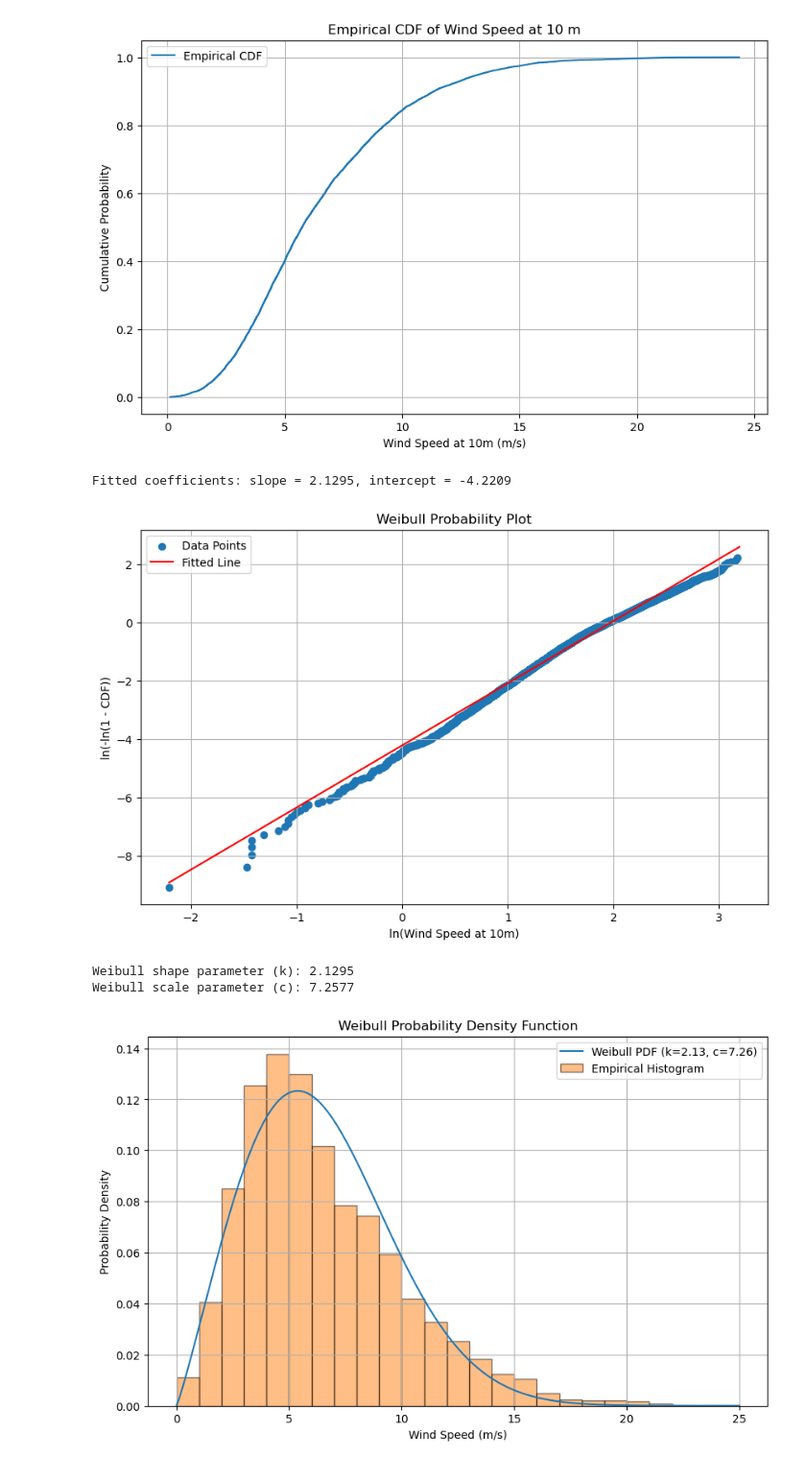
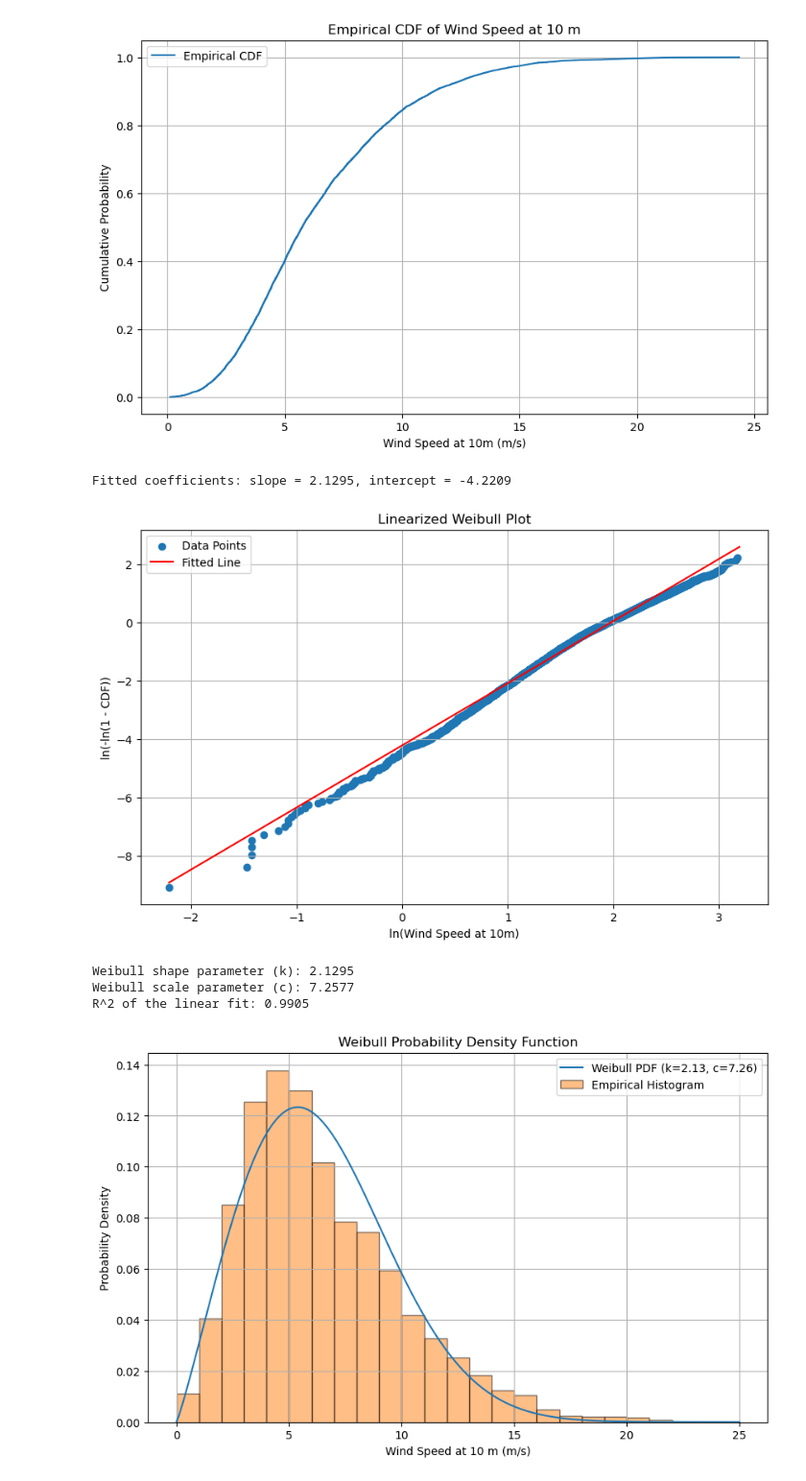
Before and after one commit to Aqdas-M/Offshore-Renewable-Technologies, a Jupyter notebook: Assignment 1/Assignment 1 Code.ipynb, the cells around one changed output. Shown at 96% size. Cells and saved outputs as stored; diff of their text form; code cells hidden in the pictures.

Commit message:
Weibull fit graph

```diff
--- a/Assignment 1/Assignment 1 Code.ipynb
+++ b/Assignment 1/Assignment 1 Code.ipynb
@@ -71,6 +71,8 @@ plt.show()
 # %% [output]
 [figure]
 # %%
+from sklearn.metrics import r2_score
+
 x = np.log(ws_sorted)
 y = np.log(-np.log(1 - cdf))
 
@@ -81,7 +83,7 @@ print(f'Fitted coefficients: slope = {coeffs[0]:.4f}, intercept = {coeffs[1]:.4f
 plt.plot(x, np.polyval(coeffs, x), color='red', label='Fitted Line')
 plt.xlabel('ln(Wind Speed at 10m)')
 plt.ylabel('ln(-ln(1 - CDF))')
-plt.title('Weibull Probability Plot')
+plt.title('Linearized Weibull Plot')
 plt.grid(True)
 plt.legend()
 plt.show()
@@ -92,28 +94,34 @@ c = np.exp(-b / k)
 
 print(f'Weibull shape parameter (k): {coeffs[0]:.4f}')
 print(f'Weibull scale parameter (c): {c:.4f}')
+
+# Only use finite values for R^2 calculation
+mask = np.isfinite(y)
+r2 = r2_score(y[mask], np.polyval(coeffs, x[mask]))
+print(f'R^2 of the linear fit: {r2:.4f}')
 # %% [output]
 Fitted coefficients: slope = 2.1295, intercept = -4.2209
 [figure]
 Weibull shape parameter (k): 2.1295
 Weibull scale parameter (c): 7.2577
+R^2 of the linear fit: 0.9905
 # %%
 def weibull_pdf(x, k, c):
     """Weibull probability density function."""
     return (k / c) * (x / c) ** (k - 1) * np.exp(-(x / c) ** k)
 
 # Example: plot Weibull PDF using estimated k and c
 x_vals = np.linspace(0, 25, 200)
 pdf_vals = weibull_pdf(x_vals, k, c)
 
 plt.figure(figsize=(10, 6))
 plt.plot(x_vals, pdf_vals, label=f'Weibull PDF (k={k:.2f}, c={c:.2f})')
 plt.hist(data_wind['WS10M'], bins=np.arange(0, data_wind['WS10M'].max() + 1, 1), density=True, alpha=0.5, edgecolor='black', label='Empirical Histogram')
-plt.xlabel('Wind Speed (m/s)')
+plt.xlabel('Wind Speed at 10 m (m/s)')
 plt.ylabel('Probability Density')
 plt.title('Weibull Probability Density Function')
 plt.legend()
 plt.grid(True)
 plt.show()
 # %% [output]
-[figure, old version]
+[figure, new version]
```
Also changed, not shown: parts of 1 cell of this notebook.
